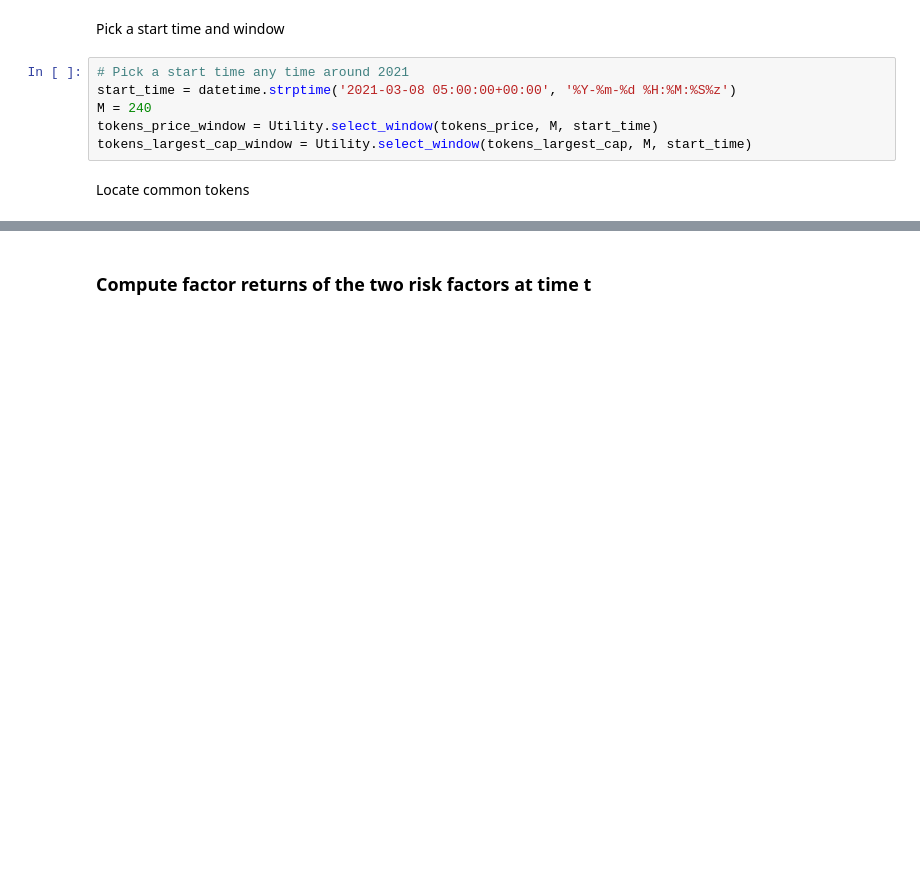
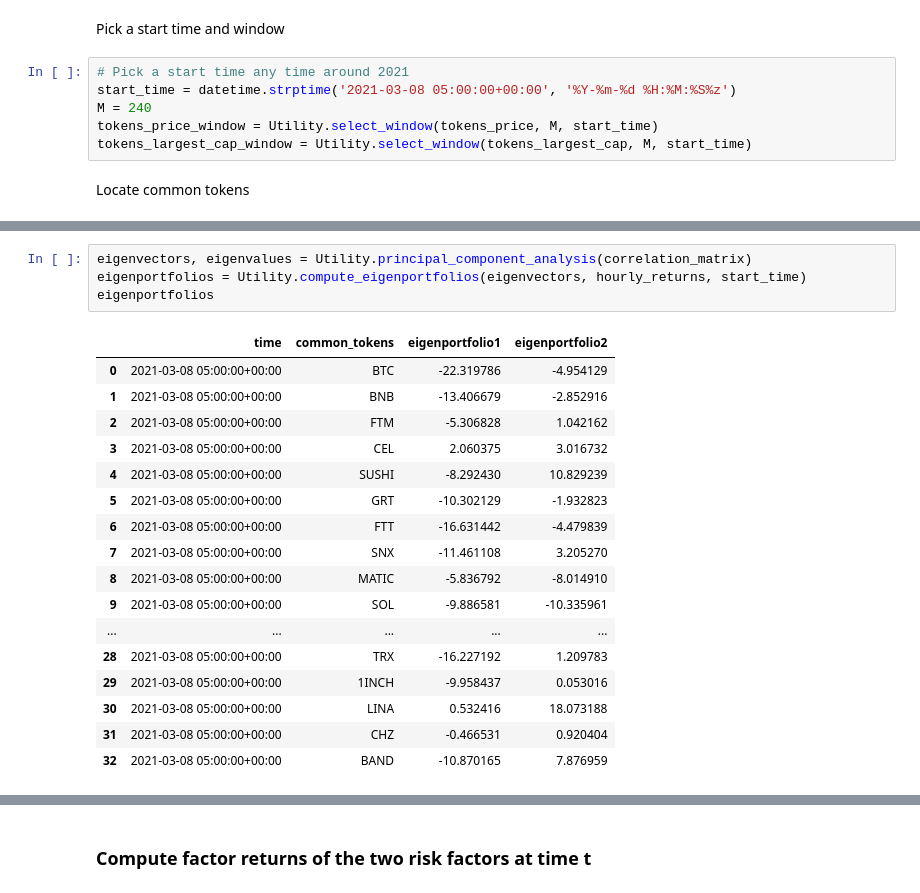
Before and after one commit to Go1vf/Statistical-Arbitrage-Strategy, a Jupyter notebook: main.ipynb, the cells around one changed output, grey strips where cells are left out. Drawn from its saved outputs; the diff is of its cells as text; blank space fills up the shorter version.

```diff
--- a/main.ipynb
+++ b/main.ipynb
@@ -69,0 +81,22 @@ hourly_returns.dropna(inplace=True)
+# %%
+eigenvectors, eigenvalues = Utility.principal_component_analysis(correlation_matrix)
+eigenportfolios = Utility.compute_eigenportfolios(eigenvectors, hourly_returns, start_time)
+eigenportfolios
+# %% [output]
+|  | time | common_tokens | eigenportfolio1 | eigenportfolio2 |
+| 0 | 2021-03-08 05:00:00+00:00 | BTC | -22.319786 | -4.954129 |
+| 1 | 2021-03-08 05:00:00+00:00 | BNB | -13.406679 | -2.852916 |
+| 2 | 2021-03-08 05:00:00+00:00 | FTM | -5.306828 | 1.042162 |
+| 3 | 2021-03-08 05:00:00+00:00 | CEL | 2.060375 | 3.016732 |
+| 4 | 2021-03-08 05:00:00+00:00 | SUSHI | -8.292430 | 10.829239 |
+| 5 | 2021-03-08 05:00:00+00:00 | GRT | -10.302129 | -1.932823 |
+| 6 | 2021-03-08 05:00:00+00:00 | FTT | -16.631442 | -4.479839 |
+| 7 | 2021-03-08 05:00:00+00:00 | SNX | -11.461108 | 3.205270 |
+| 8 | 2021-03-08 05:00:00+00:00 | MATIC | -5.836792 | -8.014910 |
+| 9 | 2021-03-08 05:00:00+00:00 | SOL | -9.886581 | -10.335961 |
+| ... | ... | ... | ... | ... |
+| 28 | 2021-03-08 05:00:00+00:00 | TRX | -16.227192 | 1.209783 |
+| 29 | 2021-03-08 05:00:00+00:00 | 1INCH | -9.958437 | 0.053016 |
+| 30 | 2021-03-08 05:00:00+00:00 | LINA | 0.532416 | 18.073188 |
+| 31 | 2021-03-08 05:00:00+00:00 | CHZ | -0.466531 | 0.920404 |
+| 32 | 2021-03-08 05:00:00+00:00 | BAND | -10.870165 | 7.876959 |
```
Also changed, not shown: parts of 12 cells of this notebook, 4 other files.
